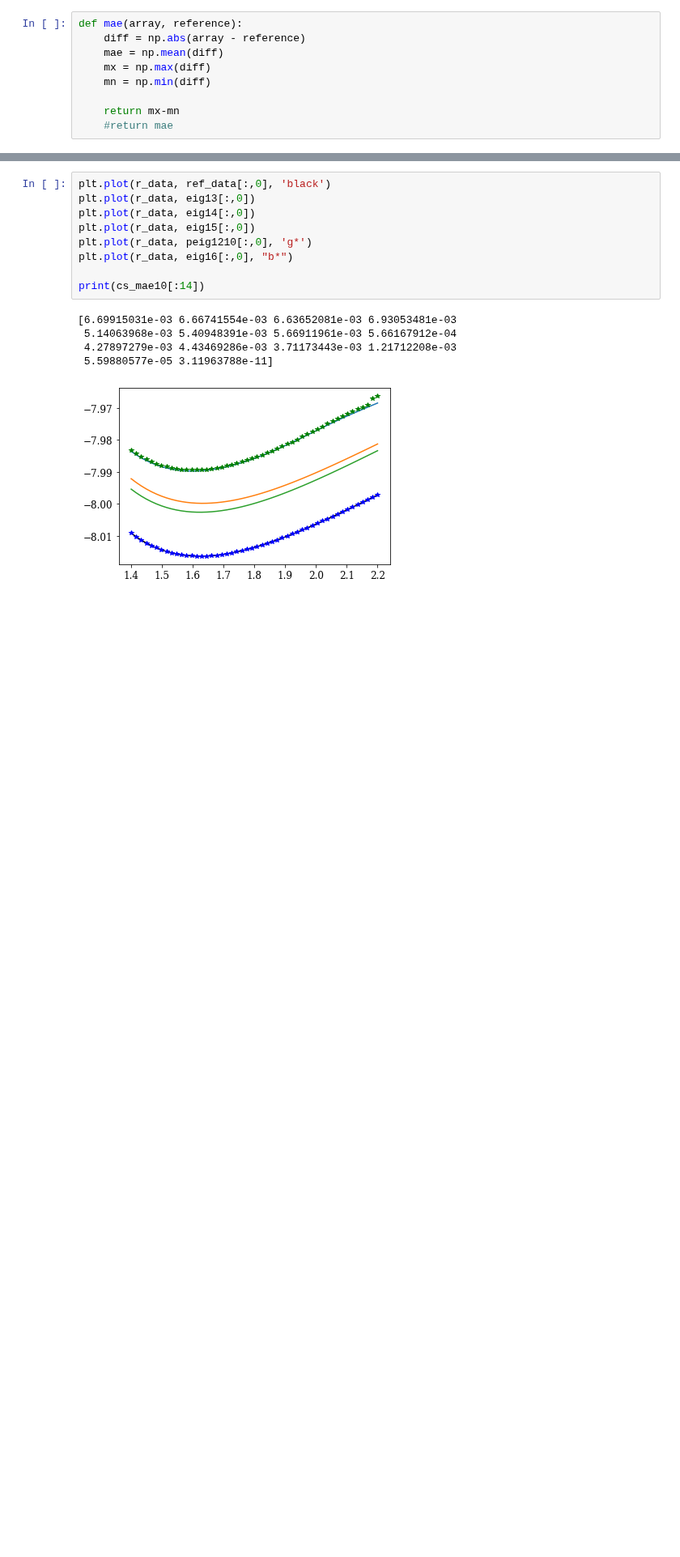
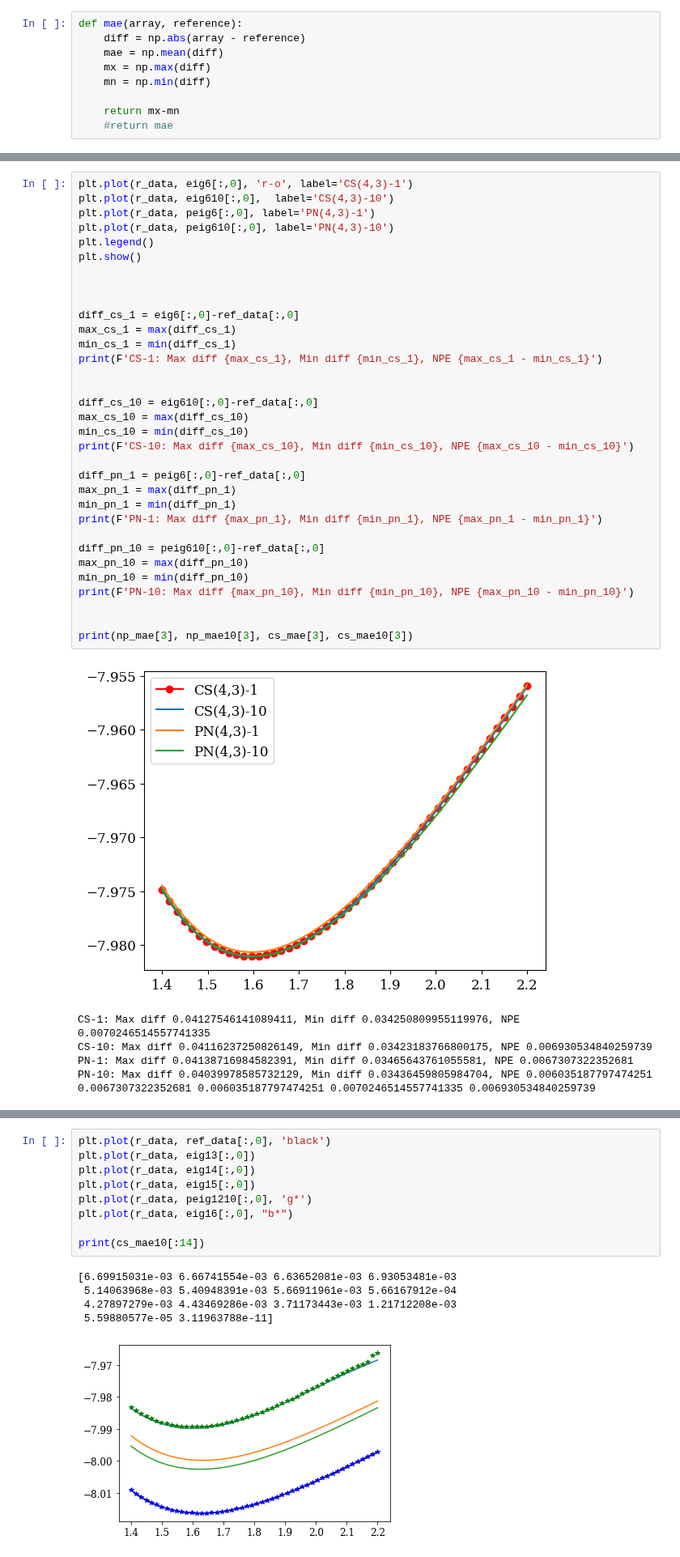
Before and after one commit to boss-bee/data_repository, a Jupyter notebook: json_scripts/LiH_json_reader_active_space_study.ipynb, the cells around one changed output, grey strips where cells are left out. Shown at 81% size. Cells and saved outputs as stored; diff of their text form; blank space fills up the shorter version.

```diff
--- a/json_scripts/LiH_json_reader_active_space_study.ipynb
+++ b/json_scripts/LiH_json_reader_active_space_study.ipynb
@@ -325,6 +327,46 @@ np_mae[10] = mae(eig13[:,0], ref_data[:,0])
 np_mae[11] = mae(eig14[:,0], ref_data[:,0])
 np_mae[12] = mae(eig15[:,0], ref_data[:,0])
 np_mae[13] = mae(eig16[:,0], ref_data[:,0])
+# %%
+plt.plot(r_data, eig6[:,0], 'r-o', label='CS(4,3)-1')
+plt.plot(r_data, eig610[:,0],  label='CS(4,3)-10')
+plt.plot(r_data, peig6[:,0], label='PN(4,3)-1')
+plt.plot(r_data, peig610[:,0], label='PN(4,3)-10')
+plt.legend()
+plt.show()
+
+
+
+diff_cs_1 = eig6[:,0]-ref_data[:,0]
+max_cs_1 = max(diff_cs_1)
+min_cs_1 = min(diff_cs_1)
+print(F'CS-1: Max diff {max_cs_1}, Min diff {min_cs_1}, NPE {max_cs_1 - min_cs_1}')
+
+
+diff_cs_10 = eig610[:,0]-ref_data[:,0]
+max_cs_10 = max(diff_cs_10)
+min_cs_10 = min(diff_cs_10)
+print(F'CS-10: Max diff {max_cs_10}, Min diff {min_cs_10}, NPE {max_cs_10 - min_cs_10}')
+
+diff_pn_1 = peig6[:,0]-ref_data[:,0]
+max_pn_1 = max(diff_pn_1)
+min_pn_1 = min(diff_pn_1)
+print(F'PN-1: Max diff {max_pn_1}, Min diff {min_pn_1}, NPE {max_pn_1 - min_pn_1}')
+
+diff_pn_10 = peig610[:,0]-ref_data[:,0]
+max_pn_10 = max(diff_pn_10)
+min_pn_10 = min(diff_pn_10)
+print(F'PN-10: Max diff {max_pn_10}, Min diff {min_pn_10}, NPE {max_pn_10 - min_pn_10}')
+
+
+print(np_mae[3], np_mae10[3], cs_mae[3], cs_mae10[3])
+# %% [output]
+[figure, added]
+CS-1: Max diff 0.04127546141089411, Min diff 0.034250809955119976, NPE 0.0070246514557741335
+CS-10: Max diff 0.04116237250826149, Min diff 0.03423183766800175, NPE 0.006930534840259739
+PN-1: Max diff 0.04138716984582391, Min diff 0.03465643761055581, NPE 0.0067307322352681
+PN-10: Max diff 0.04039978585732129, Min diff 0.03436459805984704, NPE 0.006035187797474251
+0.0067307322352681 0.006035187797474251 0.0070246514557741335 0.006930534840259739
 # %%
 from matplotlib import pyplot as plt
 from matplotlib import cm
```
Also changed, not shown: parts of 8 cells of this notebook, 6 other files.
